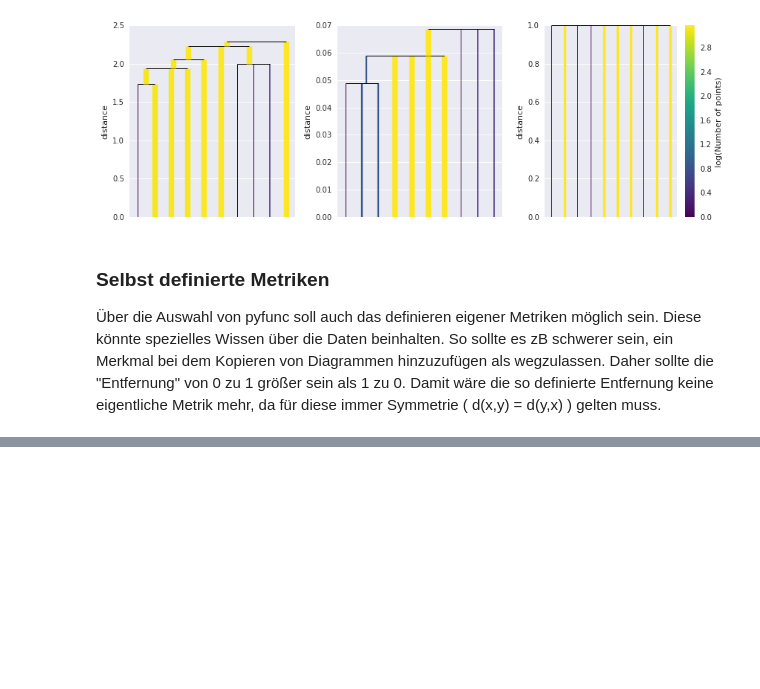
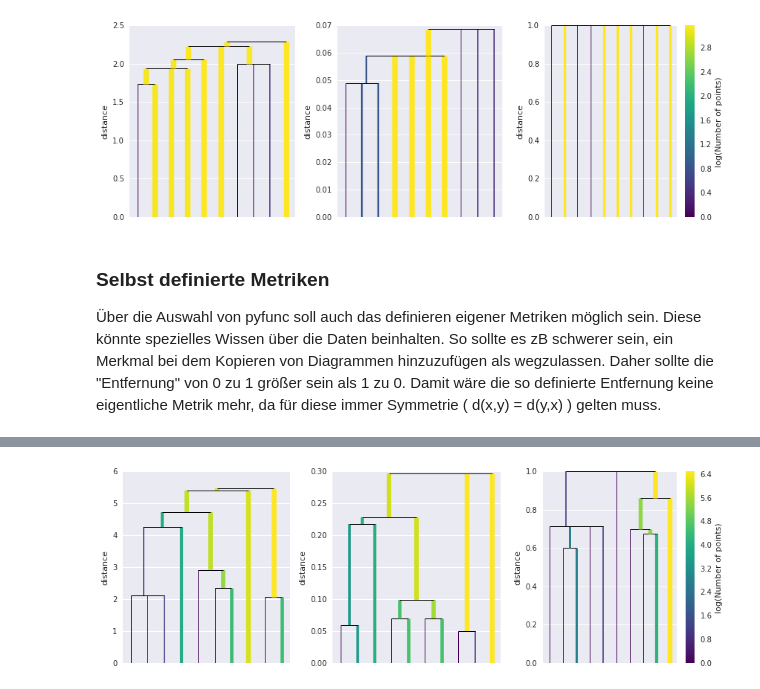
Before and after one commit to computational-humanities/vorlesung, a Jupyter notebook: Notebooks/CH_Clustering.ipynb, the cells around one changed output, grey strips where cells are left out. Cells and saved outputs as stored; diff of their text form; code cells hidden in the pictures; blank space fills up the shorter version.

```diff
--- a/Notebooks/CH_Clustering.ipynb
+++ b/Notebooks/CH_Clustering.ipynb
@@ -361,0 +466,4 @@ def weightedattributes(u,v):
+# %%
+clustererTexte = hdbscan.HDBSCAN(metric='minkowski',p=3,min_cluster_size=5,min_samples=3)
+clustererTexte1 = hdbscan.HDBSCAN(metric='hamming',min_cluster_size=5,min_samples=3)
+clustererTexte2 = hdbscan.HDBSCAN(metric='braycurtis',min_cluster_size=5,min_samples=3)
@@ -361,0 +480,10 @@ def weightedattributes(u,v):
+# %%
+fig, ax = plt.subplots(1, 3, figsize=(12,4), sharex=False, sharey=False)
+
+clustererTexte.single_linkage_tree_.plot(truncate_mode='lastp',p=10,cmap='viridis', colorbar=False, axis=ax[0])
+clustererTexte1.single_linkage_tree_.plot(truncate_mode='lastp',p=10,cmap='viridis', colorbar=False, axis=ax[1])
+clustererTexte2.single_linkage_tree_.plot(truncate_mode='lastp',p=10,cmap='viridis', colorbar=True, axis=ax[2])
+
+plt.tight_layout()
+# %% [output]
+[figure, added]
```
Also changed, not shown: parts of 24 cells of this notebook, 1 other file.
